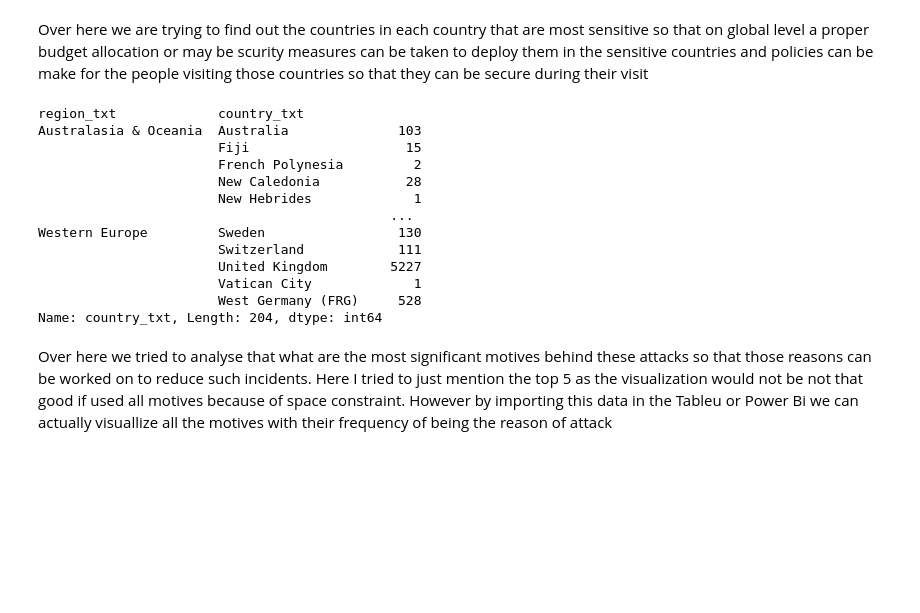
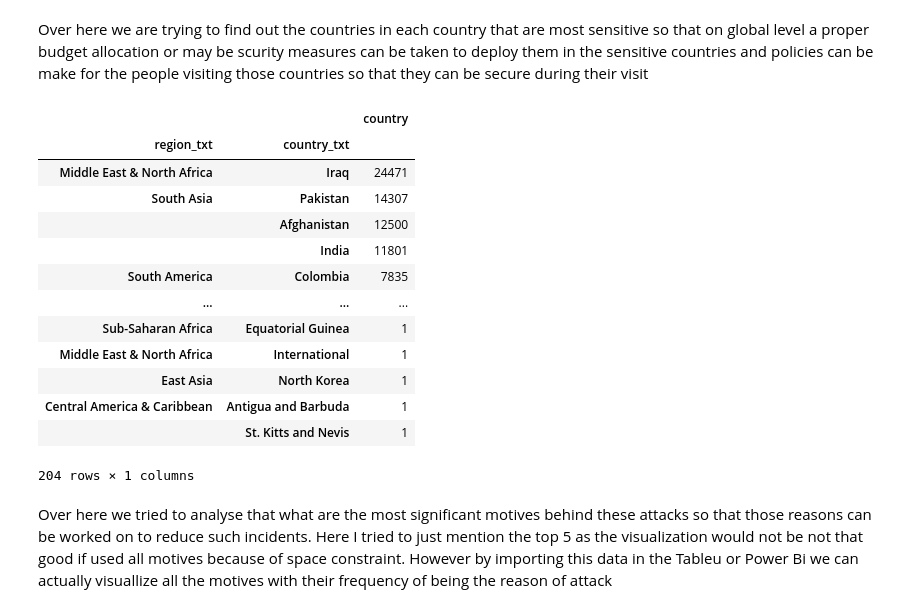
Before and after one commit to Kartikay001/global-terrorism-analysis, a Jupyter notebook: Global_Terrorism_Analysis_Capstone_Project.ipynb, the cells around one changed output. Drawn from its saved outputs; the diff is of its cells as text; code cells hidden in the pictures; blank space fills up the shorter version.

```diff
--- a/Global_Terrorism_Analysis_Capstone_Project.ipynb
+++ b/Global_Terrorism_Analysis_Capstone_Project.ipynb
@@ -262,22 +262,25 @@ Over here we are trying to find out the countries in each country that are most
 # %%
 #Checking the number of attacks in country as per the continents
 a=df.groupby(["region_txt","country_txt"])["country_txt"].count()
-# %%
-print(a)
-# %% [output]
-region_txt             country_txt
-Australasia & Oceania  Australia              103
-                       Fiji                    15
-                       French Polynesia         2
-                       New Caledonia           28
-                       New Hebrides             1
-                                             ...
-Western Europe         Sweden                 130
-                       Switzerland            111
-                       United Kingdom        5227
-                       Vatican City             1
-                       West Germany (FRG)     528
-Name: country_txt, Length: 204, dtype: int64
+# %%
+b=pd.DataFrame(a)
+b.rename(columns={"country_txt":"country"},inplace=True)
+b.sort_values("country",ascending=False)
+# %% [output]
+|  |  | country |
+| region_txt | country_txt |  |
+| Middle East & North Africa | Iraq | 24471 |
+| South Asia | Pakistan | 14307 |
+|  | Afghanistan | 12500 |
+|  | India | 11801 |
+| South America | Colombia | 7835 |
+| ... | ... | ... |
+| Sub-Saharan Africa | Equatorial Guinea | 1 |
+| Middle East & North Africa | International | 1 |
+| East Asia | North Korea | 1 |
+| Central America & Caribbean | Antigua and Barbuda | 1 |
+|  | St. Kitts and Nevis | 1 |
+204 rows × 1 columns
 # %% [markdown]
 Over here we tried to analyse that what are the most significant motives behind these attacks so that those reasons can be worked on to reduce such incidents. Here I tried to just mention the top 5 as the visualization would not be not that good if used all motives because of space constraint. However by importing this data in the Tableu or Power Bi we can actually visuallize all the motives with their frequency of being the reason of attack
 # %%
```
Also changed, not shown: parts of 1 cell of this notebook.
